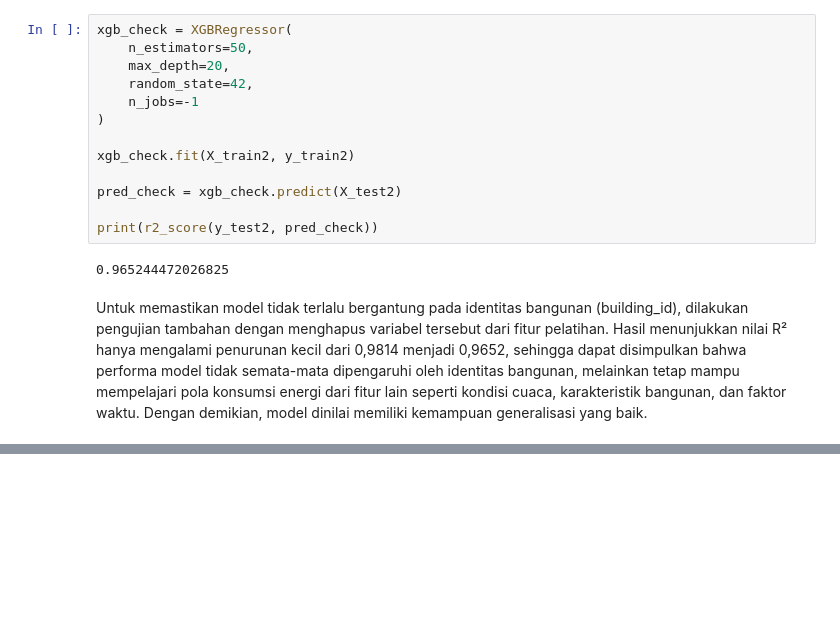
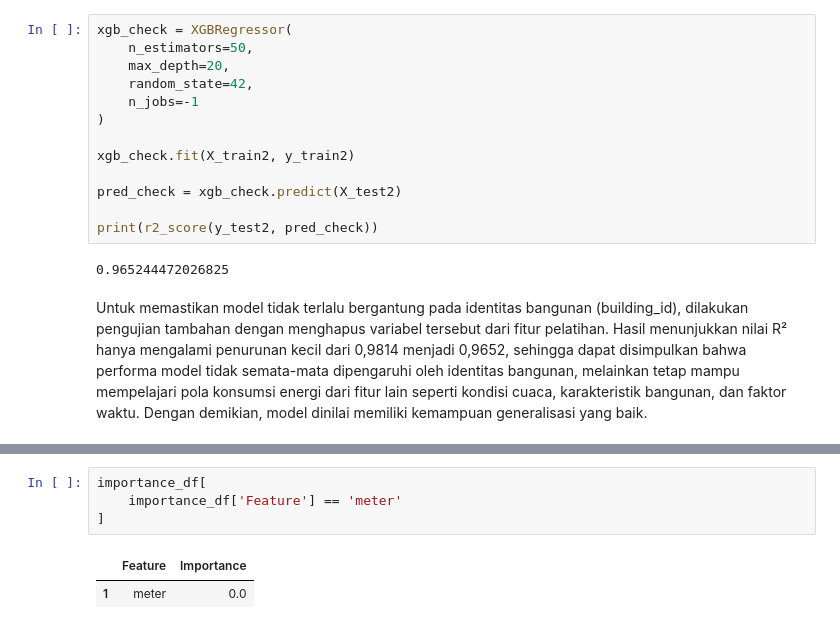
Before and after one commit to atithagtg/UAS-Pembelajaran-Mesin-Kelompok-13, a Jupyter notebook: Progress/Project ML_progress.ipynb, the cells around one changed output, grey strips where cells are left out. Drawn from its saved outputs; the diff is of its cells as text; blank space fills up the shorter version.

```diff
--- a/Progress/Project ML_progress.ipynb
+++ b/Progress/Project ML_progress.ipynb
@@ -1199,0 +1323,7 @@ Untuk memastikan model tidak terlalu bergantung pada identitas bangunan (buildin
+# %%
+importance_df[
+    importance_df['Feature'] == 'meter'
+]
+# %% [output]
+|  | Feature | Importance |
+| 1 | meter | 0.0 |
```
Also changed, not shown: parts of 18 cells of this notebook, 1 other file.
